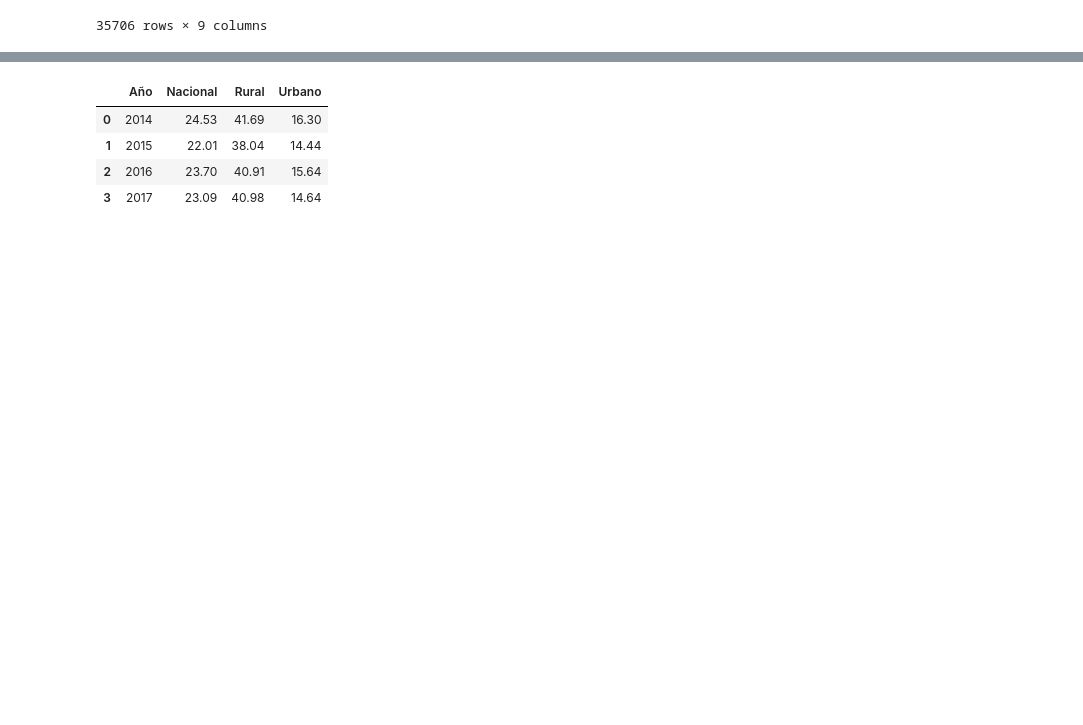
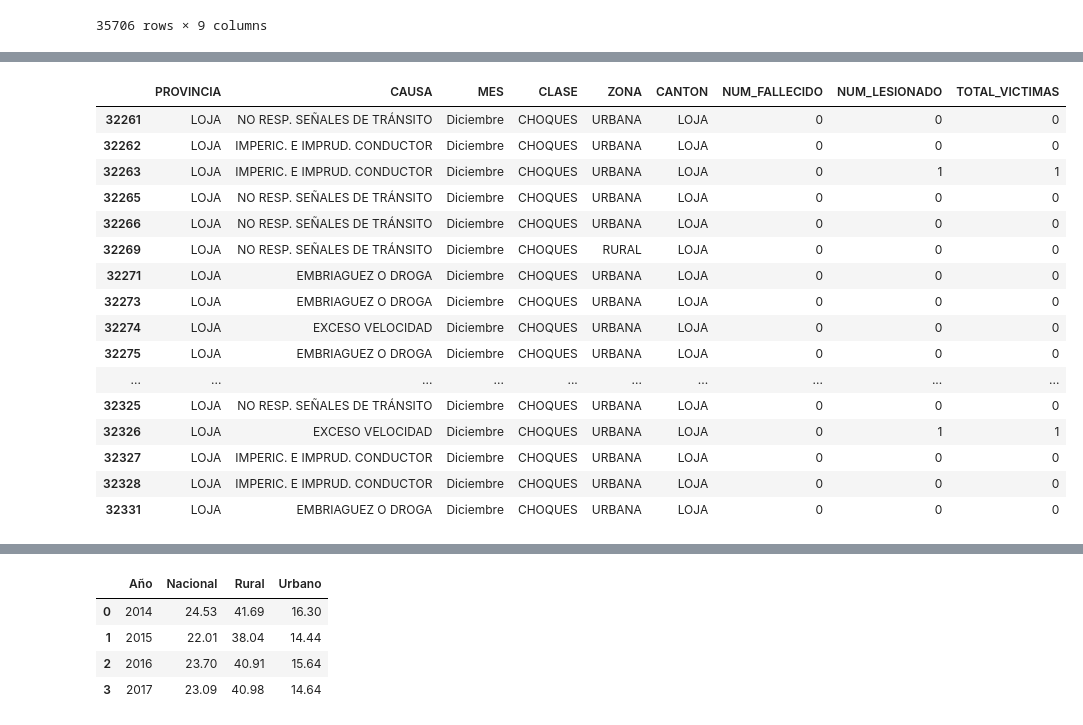
Before and after one commit to programacion-taw-utpl-001/trabajo-final-primer-bimestre-final-002, a Jupyter notebook: Proyecto_final.ipynb, the cells around one changed output, grey strips where cells are left out. Drawn from its saved outputs; the diff is of its cells as text; code cells hidden in the pictures; blank space fills up the shorter version.

```diff
--- a/Proyecto_final.ipynb
+++ b/Proyecto_final.ipynb
@@ -118,0 +61,24 @@ datos3
+# %%
+datos1 = datos[datos['PROVINCIA'] == 'LOJA']
+datos2 = datos1[datos['CANTON'] == 'LOJA']
+datos3 = datos2[datos['MES'] == 'Diciembre']
+datos4 = datos3[datos['CLASE'] == 'CHOQUES']
+datos4
+# %% [output]
+|  | PROVINCIA | CAUSA | MES | CLASE | ZONA | CANTON | NUM_FALLECIDO | NUM_LESIONADO | TOTAL_VICTIMAS |
+| 32261 | LOJA | NO RESP. SEÑALES DE TRÁNSITO | Diciembre | CHOQUES | URBANA | LOJA | 0 | 0 | 0 |
+| 32262 | LOJA | IMPERIC. E IMPRUD. CONDUCTOR | Diciembre | CHOQUES | URBANA | LOJA | 0 | 0 | 0 |
+| 32263 | LOJA | IMPERIC. E IMPRUD. CONDUCTOR | Diciembre | CHOQUES | URBANA | LOJA | 0 | 1 | 1 |
+| 32265 | LOJA | NO RESP. SEÑALES DE TRÁNSITO | Diciembre | CHOQUES | URBANA | LOJA | 0 | 0 | 0 |
+| 32266 | LOJA | NO RESP. SEÑALES DE TRÁNSITO | Diciembre | CHOQUES | URBANA | LOJA | 0 | 0 | 0 |
+| 32269 | LOJA | NO RESP. SEÑALES DE TRÁNSITO | Diciembre | CHOQUES | RURAL | LOJA | 0 | 0 | 0 |
+| 32271 | LOJA | EMBRIAGUEZ O DROGA | Diciembre | CHOQUES | URBANA | LOJA | 0 | 0 | 0 |
+| 32273 | LOJA | EMBRIAGUEZ O DROGA | Diciembre | CHOQUES | URBANA | LOJA | 0 | 0 | 0 |
+| 32274 | LOJA | EXCESO VELOCIDAD | Diciembre | CHOQUES | URBANA | LOJA | 0 | 0 | 0 |
+| 32275 | LOJA | EMBRIAGUEZ O DROGA | Diciembre | CHOQUES | URBANA | LOJA | 0 | 0 | 0 |
+| ... | ... | ... | ... | ... | ... | ... | ... | ... | ... |
+| 32325 | LOJA | NO RESP. SEÑALES DE TRÁNSITO | Diciembre | CHOQUES | URBANA | LOJA | 0 | 0 | 0 |
+| 32326 | LOJA | EXCESO VELOCIDAD | Diciembre | CHOQUES | URBANA | LOJA | 0 | 1 | 1 |
+| 32327 | LOJA | IMPERIC. E IMPRUD. CONDUCTOR | Diciembre | CHOQUES | URBANA | LOJA | 0 | 0 | 0 |
+| 32328 | LOJA | IMPERIC. E IMPRUD. CONDUCTOR | Diciembre | CHOQUES | URBANA | LOJA | 0 | 0 | 0 |
+| 32331 | LOJA | EMBRIAGUEZ O DROGA | Diciembre | CHOQUES | URBANA | LOJA | 0 | 0 | 0 |
```
Also changed, not shown: parts of 18 cells of this notebook.
